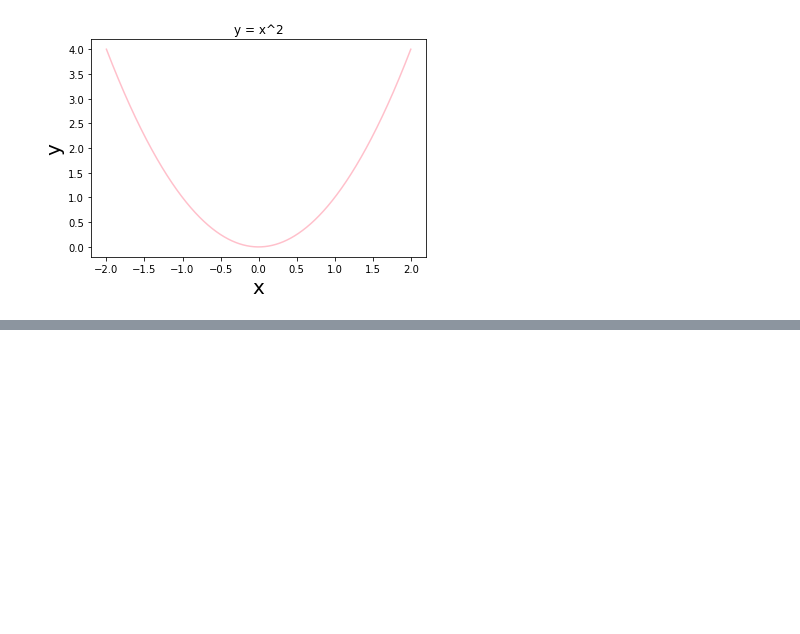
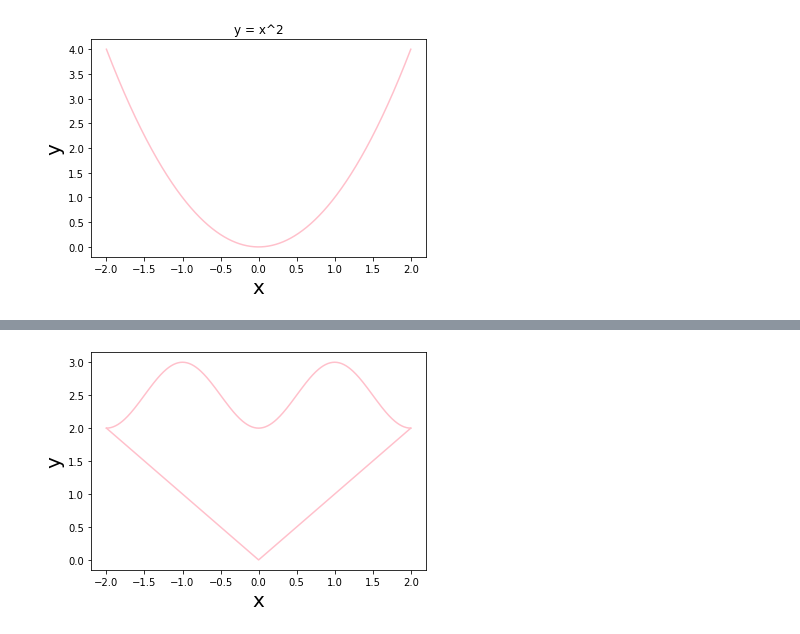
Before and after one commit to mmizuki1817/24Osaka, a Jupyter notebook: py01.ipynb, the cells around one changed output, grey strips where cells are left out. Cells and saved outputs as stored; diff of their text form; code cells hidden in the pictures; blank space fills up the shorter version.

```diff
--- a/py01.ipynb
+++ b/py01.ipynb
@@ -103,0 +160,36 @@ AIに都市の地図を学習させて仮想都市の地図をつくってほし
+# %%
+import math
+import numpy as np
+import matplotlib.pyplot as plt
+import matplotlib.pyplot as savefig
+
+def main():
+  fig = plt.figure()
+  ax = fig.add_subplot(1, 1, 1)
+
+  y1 = f(x)
+  ax.plot(x, y1, color = "pink")
+
+  y2 = g(x)
+  ax.plot(x, y2, color = "pink")
+
+  plt.xlabel("x", fontsize=20)
+  plt.ylabel("y", fontsize=20)
+  plt.savefig("figure.jpg")
+
+#f(x) = |x|
+def f(x):
+  x = np.linspace(-2, 2, 401)
+  y = np.abs(x)
+  return (y)
+
+#g(x) = sin(πx/2)^2 + 2
+def g(x):
+  x = np.linspace(-2, 2, 401)
+
+  y = np.sin(math.pi * x / 2) ** 2 + 2
+  return (y)
+
+main()
+# %% [output]
+[figure, added]
```
Also changed, not shown: parts of 5 cells of this notebook.
